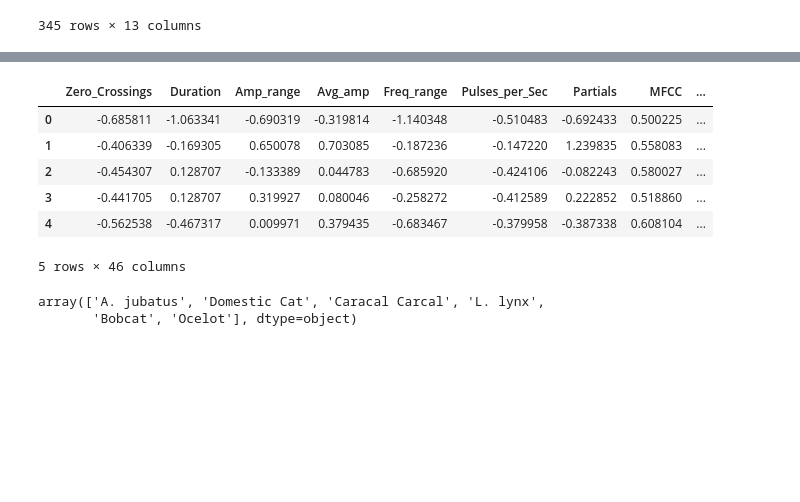
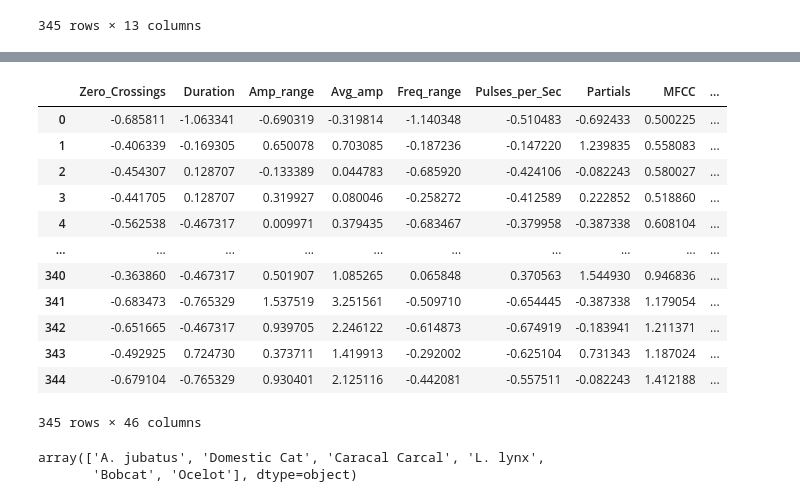
Before and after one commit to kexantus/felidetect, a Jupyter notebook: PCA.ipynb, the cells around one changed output, grey strips where cells are left out. Drawn from its saved outputs; the diff is of its cells as text; code cells hidden in the pictures; blank space fills up the shorter version.

```diff
--- a/PCA.ipynb
+++ b/PCA.ipynb
@@ -35,15 +41,21 @@ y=df.loc[:,['Species']].values
 x=StandardScaler().fit_transform(x)
 # %%
 SD_df = pd.DataFrame(x,columns = features)
-SD_df.head()
+SD_df
 # %% [output]
 |  | Zero_Crossings | Duration | Amp_range | Avg_amp | Freq_range | Pulses_per_Sec | Partials | MFCC | ... |
 | 0 | -0.685811 | -1.063341 | -0.690319 | -0.319814 | -1.140348 | -0.510483 | -0.692433 | 0.500225 | ... |
 | 1 | -0.406339 | -0.169305 | 0.650078 | 0.703085 | -0.187236 | -0.147220 | 1.239835 | 0.558083 | ... |
 | 2 | -0.454307 | 0.128707 | -0.133389 | 0.044783 | -0.685920 | -0.424106 | -0.082243 | 0.580027 | ... |
 | 3 | -0.441705 | 0.128707 | 0.319927 | 0.080046 | -0.258272 | -0.412589 | 0.222852 | 0.518860 | ... |
 | 4 | -0.562538 | -0.467317 | 0.009971 | 0.379435 | -0.683467 | -0.379958 | -0.387338 | 0.608104 | ... |
+| ... | ... | ... | ... | ... | ... | ... | ... | ... | ... |
+| 340 | -0.363860 | -0.467317 | 0.501907 | 1.085265 | 0.065848 | 0.370563 | 1.544930 | 0.946836 | ... |
+| 341 | -0.683473 | -0.765329 | 1.537519 | 3.251561 | -0.509710 | -0.654445 | -0.387338 | 1.179054 | ... |
+| 342 | -0.651665 | -0.467317 | 0.939705 | 2.246122 | -0.614873 | -0.674919 | -0.183941 | 1.211371 | ... |
+| 343 | -0.492925 | 0.724730 | 0.373711 | 1.419913 | -0.292002 | -0.625104 | 0.731343 | 1.187024 | ... |
+| 344 | -0.679104 | -0.765329 | 0.930401 | 2.125116 | -0.442081 | -0.557511 | -0.082243 | 1.412188 | ... |
-5 rows × 46 columns
+345 rows × 46 columns
 # %%
 from sklearn.decomposition import PCA
 
```
Also changed, not shown: parts of 1 cell of this notebook.
